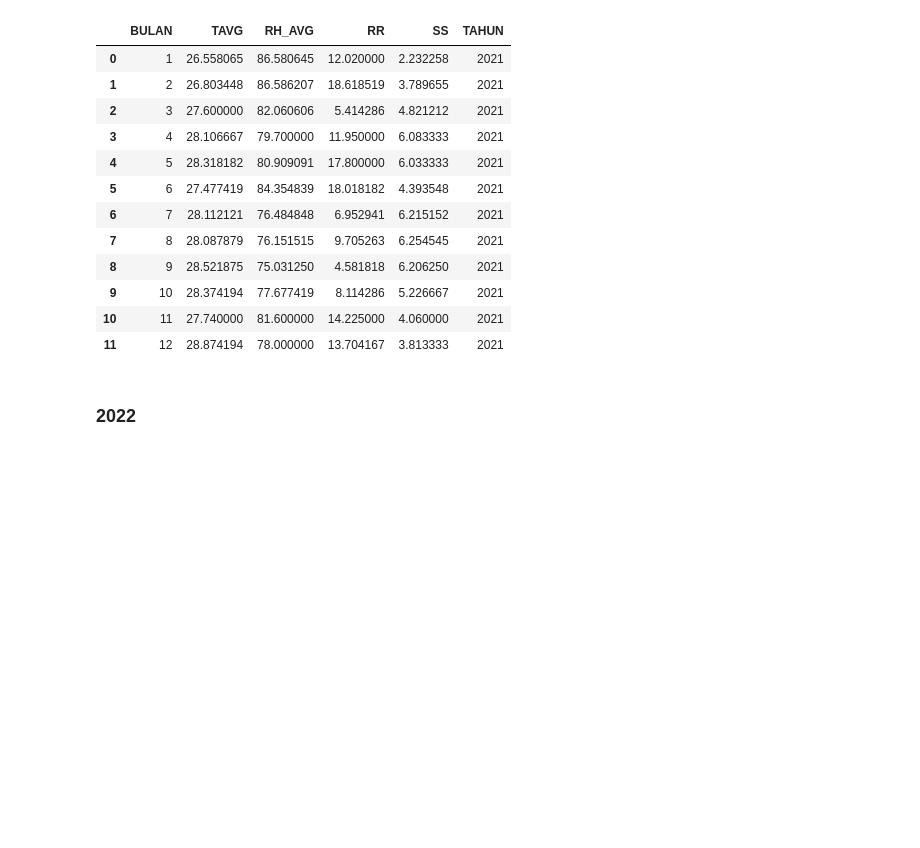
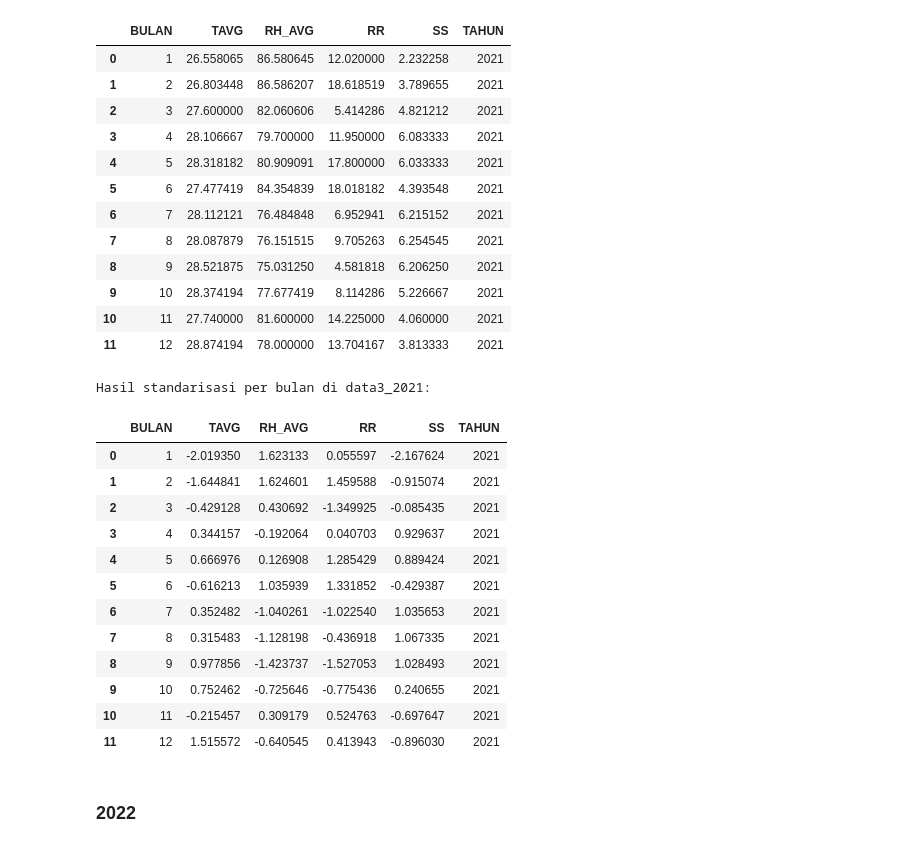
Before and after one commit to Miyaputri/Stasiun-Klimatologi-Banten, a Jupyter notebook: Preprocessing_Stasiun_Klimatologi_Banten.ipynb, the cells around one changed output. Cells and saved outputs as stored; diff of their text form; code cells hidden in the pictures; blank space fills up the shorter version.

```diff
--- a/Preprocessing_Stasiun_Klimatologi_Banten.ipynb
+++ b/Preprocessing_Stasiun_Klimatologi_Banten.ipynb
@@ -327,6 +358,37 @@ data2_2021
 | 9 | 10 | 28.374194 | 77.677419 | 8.114286 | 5.226667 | 2021 |
 | 10 | 11 | 27.740000 | 81.600000 | 14.225000 | 4.060000 | 2021 |
 | 11 | 12 | 28.874194 | 78.000000 | 13.704167 | 3.813333 | 2021 |
+# %%
+from sklearn.preprocessing import StandardScaler
+
+# Pilih kolom yang akan distandarisasi
+kolom_standar = ['TAVG', 'RH_AVG', 'RR', 'SS']
+
+# Salin data2_2021 ke data3_2021
+data3_2021 = data2_2021.copy()
+
+# Standarisasi data berdasarkan bulan di data3_2021
+scaler = StandardScaler()
+data3_2021[kolom_standar] = scaler.fit_transform(data3_2021[kolom_standar])
+
+# Cetak hasil standarisasi
+print("Hasil standarisasi per bulan di data3_2021:")
+data3_2021
+# %% [output]
+Hasil standarisasi per bulan di data3_2021:
+|  | BULAN | TAVG | RH_AVG | RR | SS | TAHUN |
+| 0 | 1 | -2.019350 | 1.623133 | 0.055597 | -2.167624 | 2021 |
+| 1 | 2 | -1.644841 | 1.624601 | 1.459588 | -0.915074 | 2021 |
+| 2 | 3 | -0.429128 | 0.430692 | -1.349925 | -0.085435 | 2021 |
+| 3 | 4 | 0.344157 | -0.192064 | 0.040703 | 0.929637 | 2021 |
+| 4 | 5 | 0.666976 | 0.126908 | 1.285429 | 0.889424 | 2021 |
+| 5 | 6 | -0.616213 | 1.035939 | 1.331852 | -0.429387 | 2021 |
+| 6 | 7 | 0.352482 | -1.040261 | -1.022540 | 1.035653 | 2021 |
+| 7 | 8 | 0.315483 | -1.128198 | -0.436918 | 1.067335 | 2021 |
+| 8 | 9 | 0.977856 | -1.423737 | -1.527053 | 1.028493 | 2021 |
+| 9 | 10 | 0.752462 | -0.725646 | -0.775436 | 0.240655 | 2021 |
+| 10 | 11 | -0.215457 | 0.309179 | 0.524763 | -0.697647 | 2021 |
+| 11 | 12 | 1.515572 | -0.640545 | 0.413943 | -0.896030 | 2021 |
 # %% [markdown]
 ### 2022
 # %%
```
Also changed, not shown: parts of 9 cells of this notebook.
